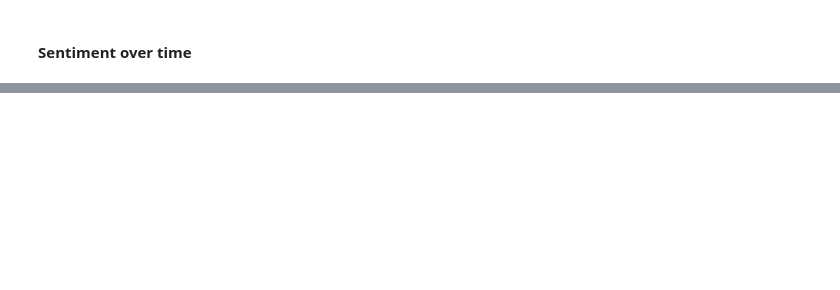
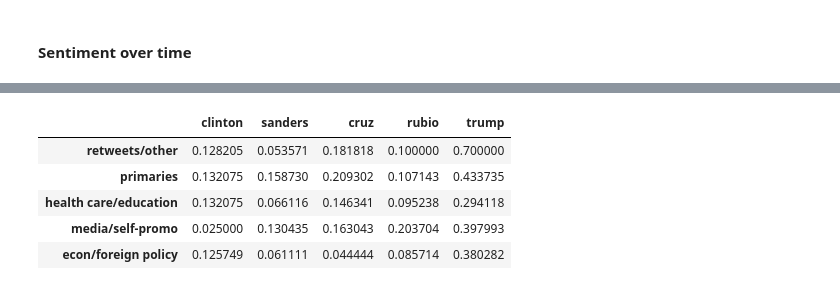
Before and after one commit to dianalam/candidate-tweets, a Jupyter notebook: tweet-analysis.ipynb, the cells around one changed output, grey strips where cells are left out. Drawn from its saved outputs; the diff is of its cells as text; code cells hidden in the pictures; blank space fills up the shorter version.

```diff
--- a/tweet-analysis.ipynb
+++ b/tweet-analysis.ipynb
@@ -1143,3 +1148,13 @@ clintonweek = byweek_topic.text.count()['clinton']
+# %%
+def stream_to_csv(counted, path_filename):
+    counted.to_csv(path_filename)
+    df = pd.read_csv(path_filename, names = ['key', 'date', 'value'])
+    df.key.replace(topics_dict2, inplace = True)
+    df.to_csv(path_filename, index = False)
+# %%
+for cand in cands:
+    plot = bymonth_topic.text.count()[cand]
+    stream_to_csv(plot, 'viz/cands_per_topic/stream_%s.csv' %cand)
 # %% [markdown]
 #### Topics over time - by topic
 # %%
@@ -1248,0 +1241,2 @@ Name: avg_sentiment, dtype: float64
+# %%
+topics_dict2 = {0: 'retweets/other', 1: 'primaries', 2: 'health care/education', 3: 'media/self-promo', 4: 'econ/foreign policy'}
@@ -1248,0 +1263,19 @@ Name: avg_sentiment, dtype: float64
+# %%
+def monthly_imper_to_csv(counted, path_filename):
+    cands_dict = {}
+    topics = [topics_dict2[i] for i in range(5)]
+    cands = ['clinton', 'sanders', 'cruz', 'rubio', 'trump']
+    for cand in cands:
+        cands_dict[cand] = counted.loc[cand, :].values.ravel().tolist()
+    df = pd.DataFrame(cands_dict, index = topics)
+    df = df[cands] # reorder
+    df.to_csv(path_filename)
+# %%
+monthly_imper_to_csv(ughtest, 'blah')
+# %% [output]
+|  | clinton | sanders | cruz | rubio | trump |
+| retweets/other | 0.128205 | 0.053571 | 0.181818 | 0.100000 | 0.700000 |
+| primaries | 0.132075 | 0.158730 | 0.209302 | 0.107143 | 0.433735 |
+| health care/education | 0.132075 | 0.066116 | 0.146341 | 0.095238 | 0.294118 |
+| media/self-promo | 0.025000 | 0.130435 | 0.163043 | 0.203704 | 0.397993 |
+| econ/foreign policy | 0.125749 | 0.061111 | 0.044444 | 0.085714 | 0.380282 |
```
Also changed, not shown: parts of 50 cells of this notebook, 11 other files.
